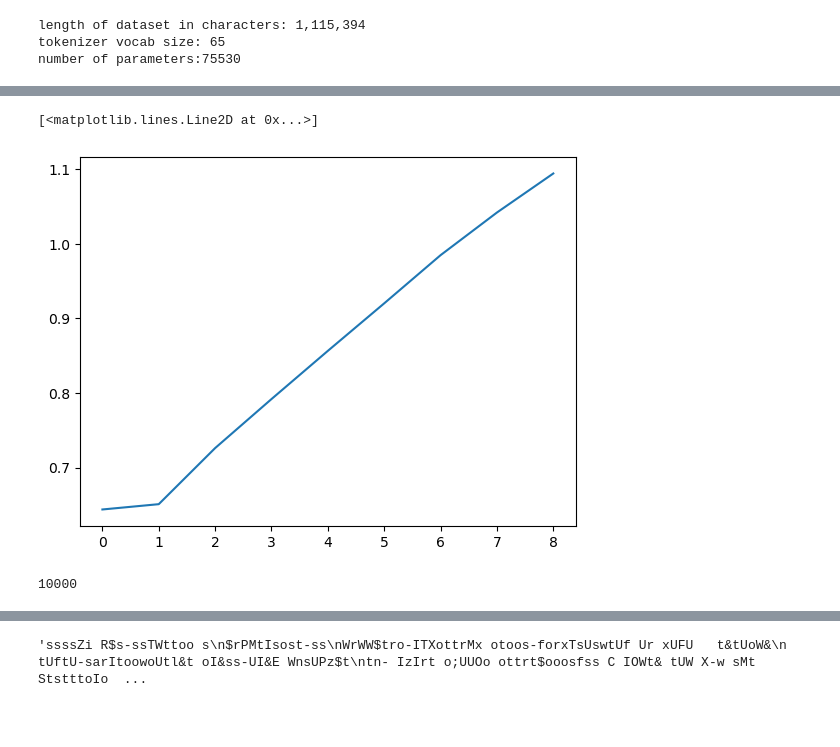
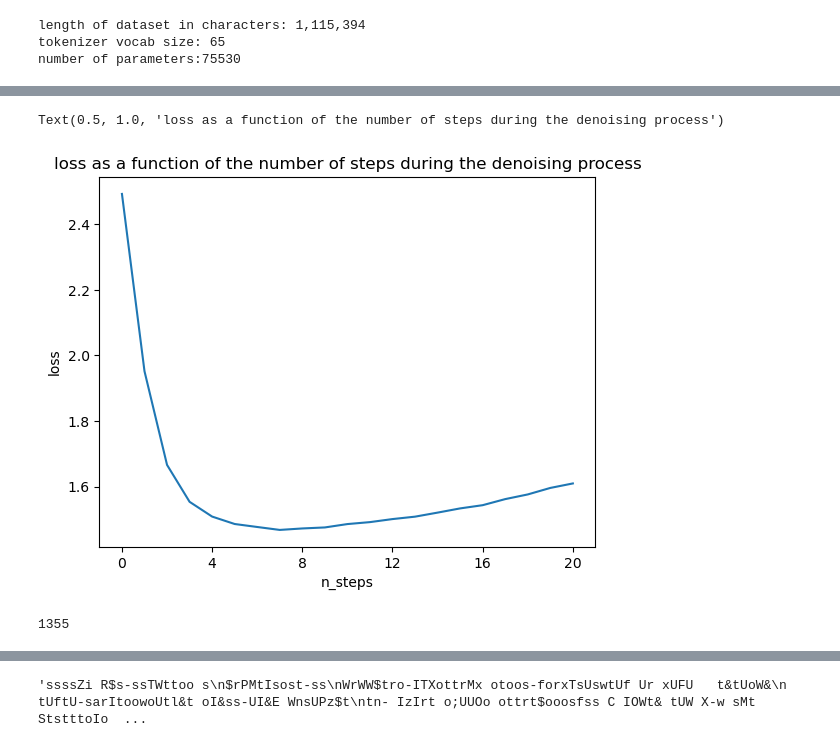
Before and after one commit to Francesco215/Language_CA, a Jupyter notebook: training.ipynb, the cells around one changed output, grey strips where cells are left out. Saved outputs shown, nothing was run; the diff lists cells and outputs as text; code cells hidden in the pictures; blank space fills up the shorter version.

```diff
--- a/training.ipynb
+++ b/training.ipynb
@@ -198,11 +211,15 @@ $$$$&&&$$$$$$&$$$$&$$$$$$$$$$$$$$$$$&$$$$$$$$$$$$&$$$$$$$$$$$$$$&$$$$$&$$$&$$$$&
-# %%
-plt.plot(l)
-# %% [output]
-[<matplotlib.lines.Line2D at 0x...>]
-[figure, removed]
-# %%
-print(10_000)
-# %% [output]
-10000
+# %%
+plt.xticks(np.arange(0,6)*4)
+plt.plot(l)
+plt.ylabel('loss')
+plt.xlabel('n_steps')
+plt.title('loss as a function of the number of steps during the denoising process')
+# %% [output]
+Text(0.5, 1.0, 'loss as a function of the number of steps during the denoising process')
+[figure, added]
+# %%
+len(model.logs['loss'])
+# %% [output]
+1355
 # %%
 import matplotlib as mpl
```
Also changed, not shown: parts of 4 cells of this notebook, 3 other files.
